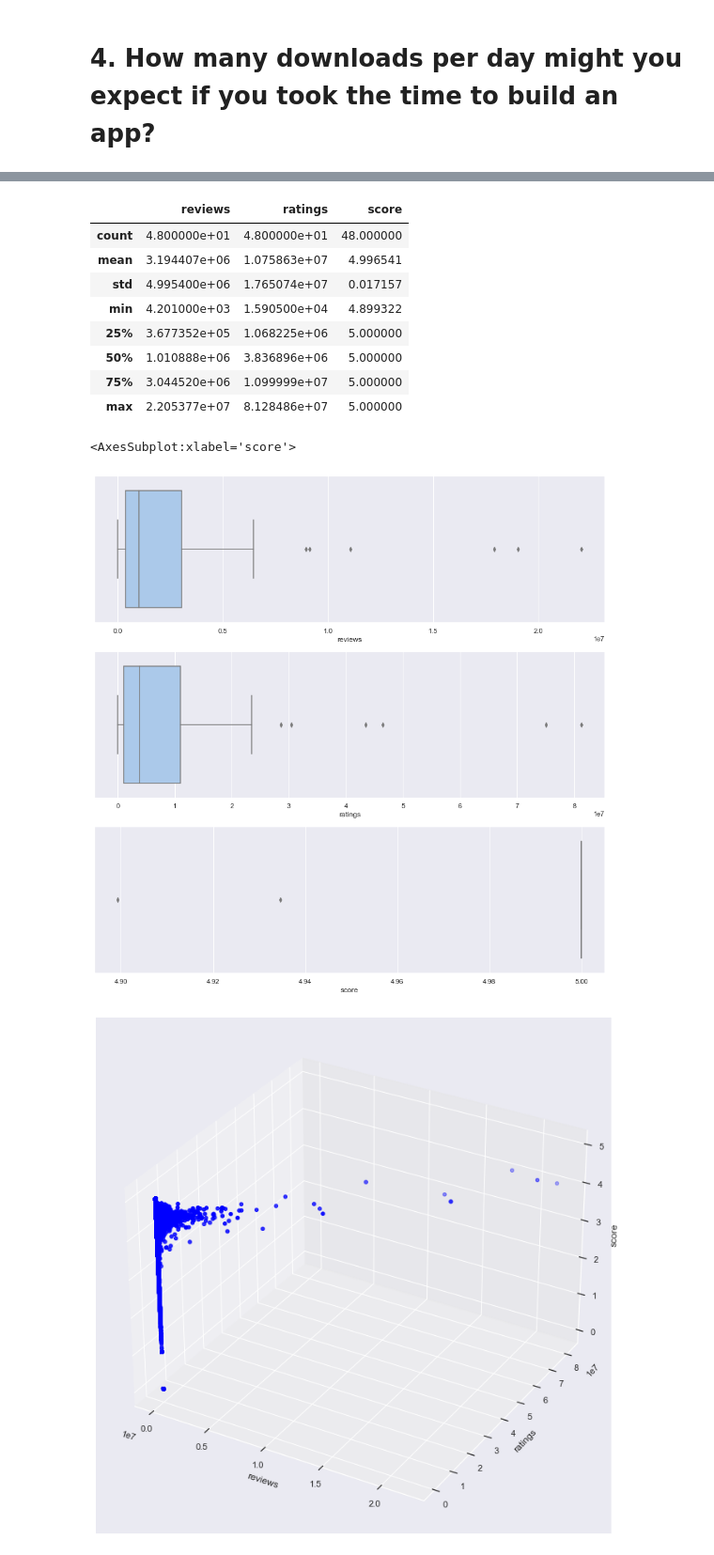
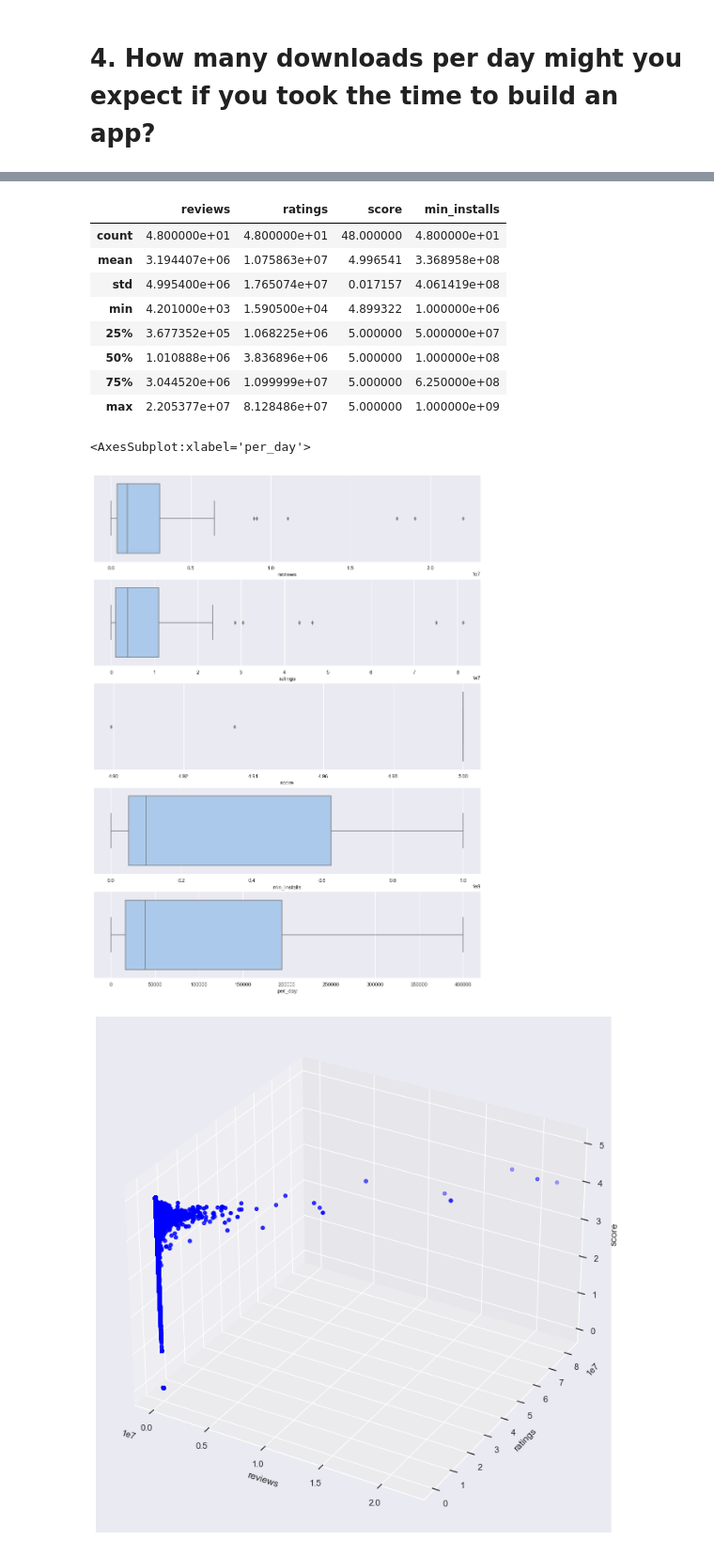
Before and after one commit to Necronoxia/google-play-apps-analysis, a Jupyter notebook: mini_proj.ipynb, the cells around one changed output, grey strips where cells are left out. Shown at 94% size. Saved outputs shown, nothing was run; the diff lists cells and outputs as text; code cells hidden in the pictures.

```diff
--- a/mini_proj.ipynb
+++ b/mini_proj.ipynb
@@ -211,6 +216,4 @@ YouTube 1000000000
 # %% [markdown]
 # 4. How many downloads per day might you expect if you took the time to build an app?
 # %%
-g4 = df.groupby(['genre'])['reviews','ratings','score'].max()
-
-g4.head(5)
+g4 = df.groupby(['genre'])['reviews','ratings','score','min_installs'].max()
@@ -225,24 +220,26 @@ g4.head(5)
 # %%
 g4.describe()
 # %% [output]
-|  | reviews | ratings | score |
-| count | 4.800000e+01 | 4.800000e+01 | 48.000000 |
-| mean | 3.194407e+06 | 1.075863e+07 | 4.996541 |
-| std | 4.995400e+06 | 1.765074e+07 | 0.017157 |
-| min | 4.201000e+03 | 1.590500e+04 | 4.899322 |
-| 25% | 3.677352e+05 | 1.068225e+06 | 5.000000 |
-| 50% | 1.010888e+06 | 3.836896e+06 | 5.000000 |
-| 75% | 3.044520e+06 | 1.099999e+07 | 5.000000 |
-| max | 2.205377e+07 | 8.128486e+07 | 5.000000 |
+|  | reviews | ratings | score | min_installs |
+| count | 4.800000e+01 | 4.800000e+01 | 48.000000 | 4.800000e+01 |
+| mean | 3.194407e+06 | 1.075863e+07 | 4.996541 | 3.368958e+08 |
+| std | 4.995400e+06 | 1.765074e+07 | 0.017157 | 4.061419e+08 |
+| min | 4.201000e+03 | 1.590500e+04 | 4.899322 | 1.000000e+06 |
+| 25% | 3.677352e+05 | 1.068225e+06 | 5.000000 | 5.000000e+07 |
+| 50% | 1.010888e+06 | 3.836896e+06 | 5.000000 | 1.000000e+08 |
+| 75% | 3.044520e+06 | 1.099999e+07 | 5.000000 | 6.250000e+08 |
+| max | 2.205377e+07 | 8.128486e+07 | 5.000000 | 1.000000e+09 |
 # %%
-fig, axes = plt.subplots(3,1, figsize=(15, 15), sharey = True)
+fig, axes = plt.subplots(5,1, figsize=(15, 20), sharey = True)
 
 sns.boxplot(ax=axes[0],x = 'reviews', data=g4)
 sns.boxplot(ax=axes[1],x = 'ratings', data=g4)
 sns.boxplot(ax=axes[2],x = 'score', data=g4)
+sns.boxplot(ax=axes[3],x = 'min_installs', data=g4)
+sns.boxplot(ax=axes[4],x = 'per_day', data=installs_copy)
 # %% [output]
-<AxesSubplot:xlabel='score'>
+<AxesSubplot:xlabel='per_day'>
-[figure, old version]
+[figure, new version]
 # %%
 z = np.array(df['score'])
 x = np.array(df['reviews'])
```
Also changed, not shown: parts of 6 cells of this notebook.
